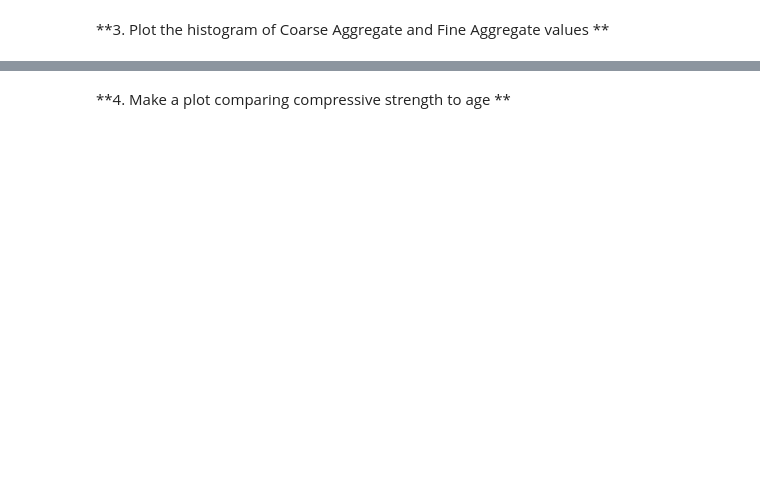
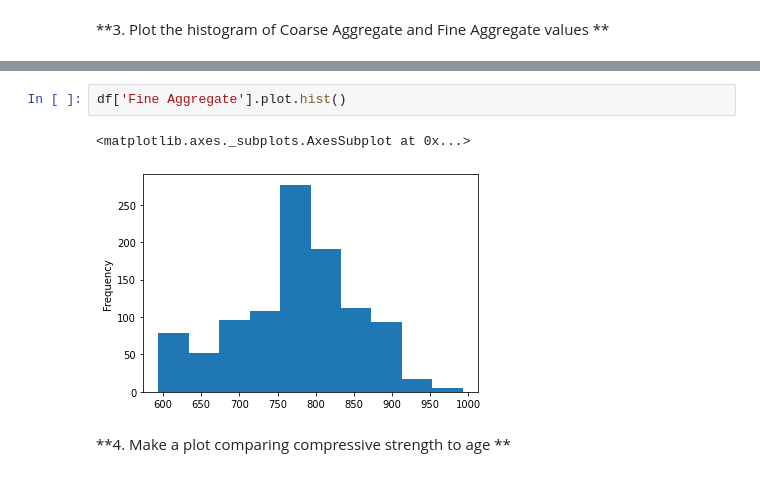
Before and after one commit to MarcoCalbucci/DataAnalytics, a Jupyter notebook: Pandas/Exercises/pandas_data_exploration.ipynb, the cells around one changed output, grey strips where cells are left out. Drawn from its saved outputs; the diff is of its cells as text; blank space fills up the shorter version.

```diff
--- a/Pandas/Exercises/pandas_data_exploration.ipynb
+++ b/Pandas/Exercises/pandas_data_exploration.ipynb
@@ -13,2 +95,7 @@ concrete_url = "https://www.openml.org/data/get_csv/1762521/phpZGl7F2"
+# %%
+df['Fine Aggregate'].plot.hist()
+# %% [output]
+<matplotlib.axes._subplots.AxesSubplot at 0x...>
+[figure, added]
 # %% [markdown]
 **4. Make a plot comparing compressive strength to age **
```
Also changed, not shown: parts of 14 cells of this notebook, 10 other files.
